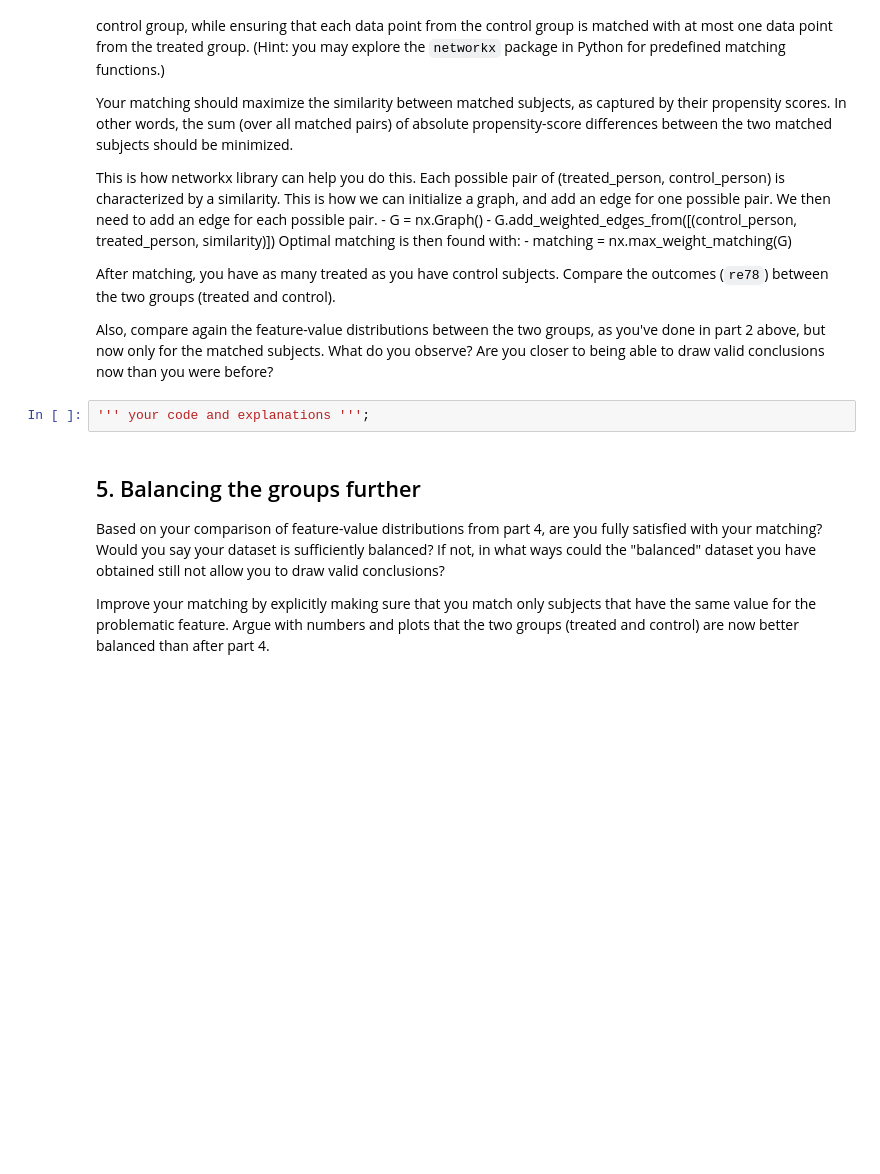
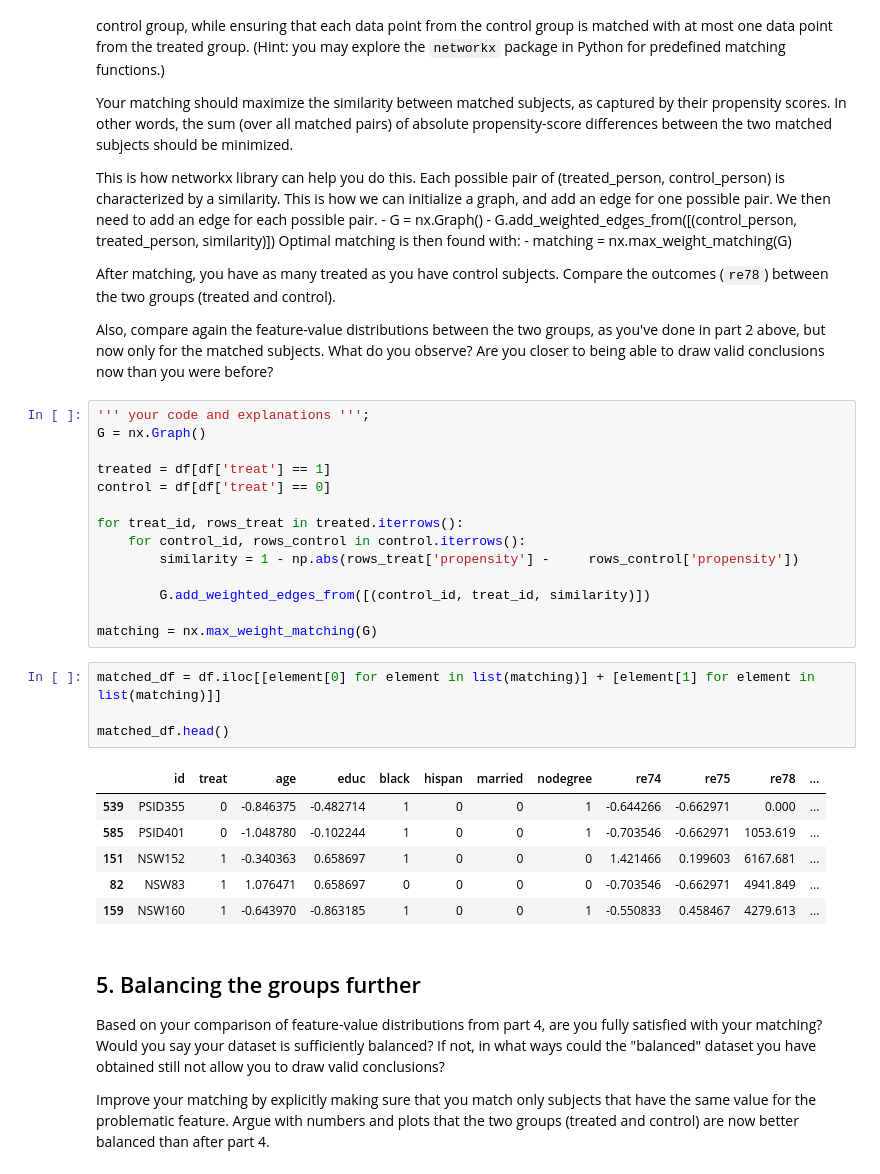
Before and after one commit to Thierrix/2024, a Jupyter notebook: Exercises/05 - Causal analysis of observational data/Observational studies exercise.ipynb, the cells around one changed output. Drawn from its saved outputs; the diff is of its cells as text; blank space fills up the shorter version.

```diff
--- a/Exercises/05 - Causal analysis of observational data/Observational studies exercise.ipynb
+++ b/Exercises/05 - Causal analysis of observational data/Observational studies exercise.ipynb
@@ -277,8 +277,31 @@ Compare the outcomes (`re78`) between the two groups (treated and control).
 Also, compare again the feature-value distributions between the two groups, as you've done in part 2 above, but now only for the matched subjects.
 What do you observe?
 Are you closer to being able to draw valid conclusions now than you were before?
-# %%
-''' your code and explanations ''';
+# %%
+''' your code and explanations ''';
+G = nx.Graph()
+
+treated = df[df['treat'] == 1]
+control = df[df['treat'] == 0]
+
+for treat_id, rows_treat in treated.iterrows():
+    for control_id, rows_control in control.iterrows():
+        similarity = 1 - np.abs(rows_treat['propensity'] -     rows_control['propensity'])
+
+        G.add_weighted_edges_from([(control_id, treat_id, similarity)])
+
+matching = nx.max_weight_matching(G)
+# %%
+matched_df = df.iloc[[element[0] for element in list(matching)] + [element[1] for element in list(matching)]]
+
+matched_df.head()
+# %% [output]
+|  | id | treat | age | educ | black | hispan | married | nodegree | re74 | re75 | re78 | ... |
+| 539 | PSID355 | 0 | -0.846375 | -0.482714 | 1 | 0 | 0 | 1 | -0.644266 | -0.662971 | 0.000 | ... |
+| 585 | PSID401 | 0 | -1.048780 | -0.102244 | 1 | 0 | 0 | 1 | -0.703546 | -0.662971 | 1053.619 | ... |
+| 151 | NSW152 | 1 | -0.340363 | 0.658697 | 1 | 0 | 0 | 0 | 1.421466 | 0.199603 | 6167.681 | ... |
+| 82 | NSW83 | 1 | 1.076471 | 0.658697 | 0 | 0 | 0 | 0 | -0.703546 | -0.662971 | 4941.849 | ... |
+| 159 | NSW160 | 1 | -0.643970 | -0.863185 | 1 | 0 | 0 | 1 | -0.550833 | 0.458467 | 4279.613 | ... |
 # %% [markdown]
 ## 5. Balancing the groups further
 
```
Also changed, not shown: parts of 2 cells of this notebook.
